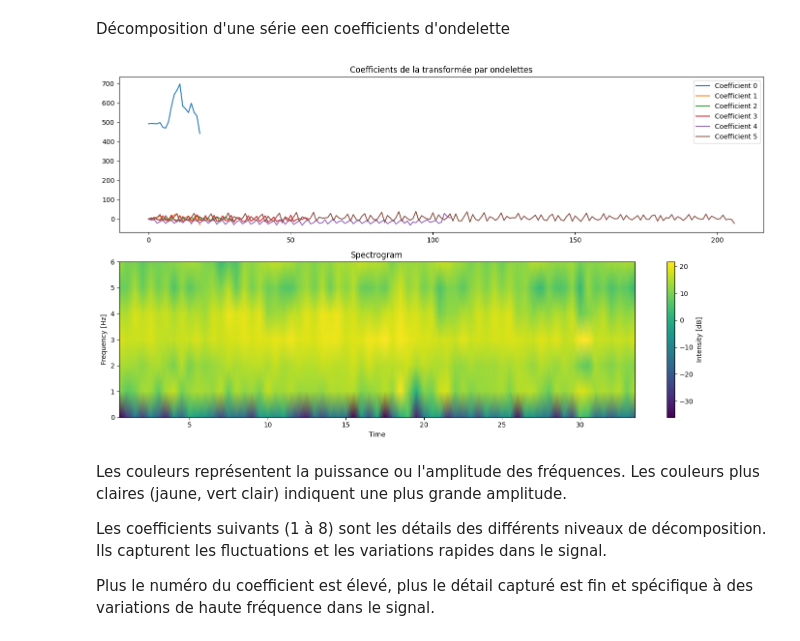
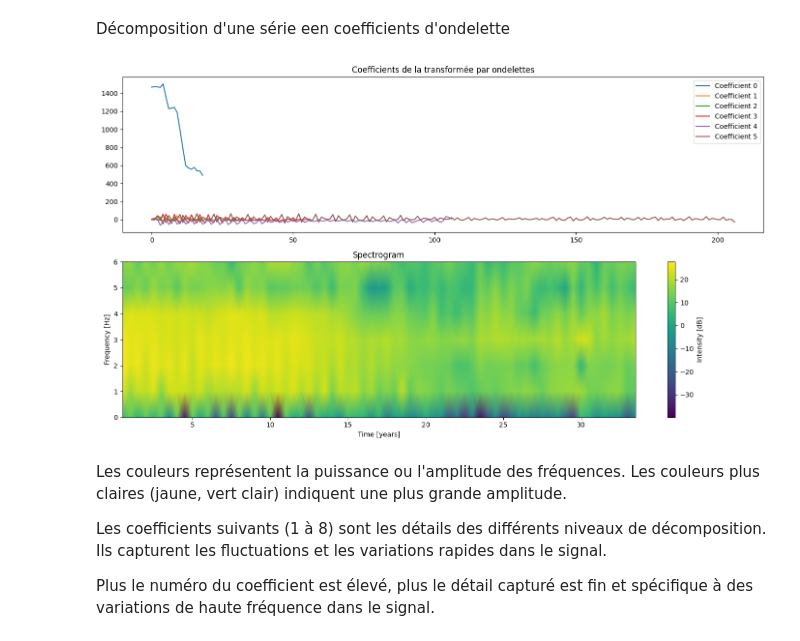
Before and after one commit to Gookd/Wavelet-Analysis-of-French-Production, a Jupyter notebook: Code/Wavelets.ipynb, the cells around one changed output. Saved outputs shown, nothing was run; the diff lists cells and outputs as text; code cells hidden in the pictures.

```diff
--- a/Code/Wavelets.ipynb
+++ b/Code/Wavelets.ipynb
@@ -64,41 +64,41 @@ print(pywt.wavelist(kind='discrete'))
 Décomposition d'une série een coefficients d'ondelette
 # %%
 
-data = brut_dict["Indice brut de la production industrielle (base 100 en 2015) - Fabrication de produits en caoutchouc et en plastique (NAF rév. 2, niveau division, poste 22)"] #choisir la série statistique
+data = brut_dict["Indice brut de la production industrielle (base 100 en 2015) - Fabrication de textiles (NAF rév. 2, niveau division, poste 13)"] #choisir la série statistique
 data = np.array(data)
 
 
 # Appliquer la transformée par ondelettes
 wavelet = 'db4'  #ondelette de Daubechies, de db1 à db38 en fonction de la précision souhaitée
 coeffs = pywt.wavedec(data, wavelet)
 
 # Affichage des coefficients de la transformée par ondelettes
 plt.figure(figsize=(14, 8))
 
 plt.subplot(2, 1, 1)
 for i, coeff in enumerate(coeffs):
     plt.plot(coeff, label=f'Coefficient {i}')
 plt.legend()
 plt.title('Coefficients de la transformée par ondelettes')
 
 # Paramètres du spectrogramme
-fs = 12  # Fréquence d'échantillonnage (1 point par mois, exprimé en années)
+fs = 12  # Fréquence d'échantillonnage (12 points par an)
 nperseg = 12  # Nombre de points par segment (12 mois = 1 an)
 noverlap = 6  # Chevauchement de 6 points (6 mois)
 
 # Calculer et afficher le spectrogramme
 plt.subplot(2, 1, 2)
 frequencies, times, Sxx = spectrogram(data, fs=fs, nperseg=nperseg, noverlap=noverlap)
 plt.pcolormesh(times, frequencies, 10 * np.log10(Sxx), shading='gouraud')
 plt.ylabel('Frequency [Hz]')
 plt.xlabel('Time [years]')
 plt.title('Spectrogram')
 plt.colorbar(label='Intensity [dB]')
 
 plt.tight_layout()
 plt.show()
 # %% [output]
-[figure, old version]
+[figure, new version]
 # %% [markdown]
 Les couleurs représentent la puissance ou l'amplitude des fréquences. Les couleurs plus claires (jaune, vert clair) indiquent une plus grande amplitude.
 
```
